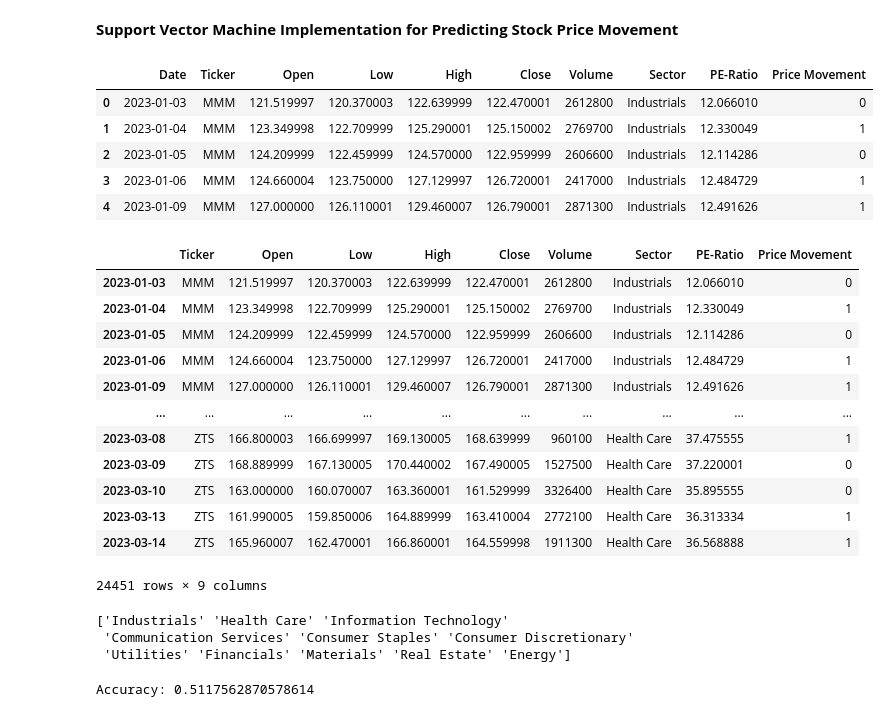
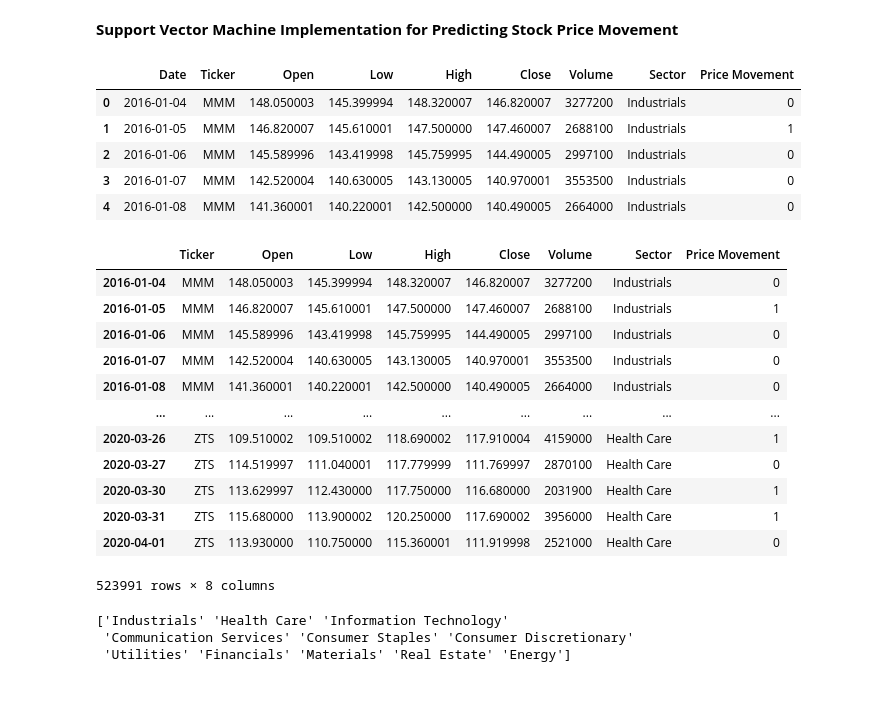
Before and after one commit to nico965j/financial-forecasting-bachelor, a Jupyter notebook: svm.ipynb, the cells around one changed output. Saved outputs shown, nothing was run; the diff lists cells and outputs as text; code cells hidden in the pictures.

```diff
--- a/svm.ipynb
+++ b/svm.ipynb
@@ -3,30 +3,31 @@ __Support Vector Machine Implementation for Predicting Stock Price Movement__
 # %%
 # Implementing Support Vector machines model on dataset for stock price prediction
 # Importing the libraries
 import numpy as np
 import matplotlib.pyplot as plt
 import pandas as pd
 import datetime
 import yfinance as yf
 import requests
 from sklearn.model_selection import train_test_split
 from sklearn.preprocessing import StandardScaler
 from sklearn.svm import SVC
 from sklearn.metrics import accuracy_score
 
 # Importing the dataset
-df = pd.read_csv('SP500_stock_dataset_PEandMarketCap.csv', delimiter=',')
+#df = pd.read_csv('SP500_stock_dataset_PEandMarketCap.csv', delimiter=',')
+df = pd.read_csv('SP500_stock_prices.csv', delimiter=',')
 # Create a new column 'Price Movement'
 df['Price Movement'] = np.where(df['Close'] > df['Close'].shift(1), 1, 0)
 
 df.head()
 # %% [output]
-|  | Date | Ticker | Open | Low | High | Close | Volume | Sector | PE-Ratio | Price Movement |
-| 0 | 2023-01-03 | MMM | 121.519997 | 120.370003 | 122.639999 | 122.470001 | 2612800 | Industrials | 12.066010 | 0 |
-| 1 | 2023-01-04 | MMM | 123.349998 | 122.709999 | 125.290001 | 125.150002 | 2769700 | Industrials | 12.330049 | 1 |
-| 2 | 2023-01-05 | MMM | 124.209999 | 122.459999 | 124.570000 | 122.959999 | 2606600 | Industrials | 12.114286 | 0 |
-| 3 | 2023-01-06 | MMM | 124.660004 | 123.750000 | 127.129997 | 126.720001 | 2417000 | Industrials | 12.484729 | 1 |
-| 4 | 2023-01-09 | MMM | 127.000000 | 126.110001 | 129.460007 | 126.790001 | 2871300 | Industrials | 12.491626 | 1 |
+|  | Date | Ticker | Open | Low | High | Close | Volume | Sector | Price Movement |
+| 0 | 2016-01-04 | MMM | 148.050003 | 145.399994 | 148.320007 | 146.820007 | 3277200 | Industrials | 0 |
+| 1 | 2016-01-05 | MMM | 146.820007 | 145.610001 | 147.500000 | 147.460007 | 2688100 | Industrials | 1 |
+| 2 | 2016-01-06 | MMM | 145.589996 | 143.419998 | 145.759995 | 144.490005 | 2997100 | Industrials | 0 |
+| 3 | 2016-01-07 | MMM | 142.520004 | 140.630005 | 143.130005 | 140.970001 | 3553500 | Industrials | 0 |
+| 4 | 2016-01-08 | MMM | 141.360001 | 140.220001 | 142.500000 | 140.490005 | 2664000 | Industrials | 0 |
 # %%
 # Make date column the index
 df = df.set_index('Date')
@@ -36,19 +37,19 @@ df.index = pd.to_datetime(df.index).date
 data = df
 data
 # %% [output]
-|  | Ticker | Open | Low | High | Close | Volume | Sector | PE-Ratio | Price Movement |
-| 2023-01-03 | MMM | 121.519997 | 120.370003 | 122.639999 | 122.470001 | 2612800 | Industrials | 12.066010 | 0 |
-| 2023-01-04 | MMM | 123.349998 | 122.709999 | 125.290001 | 125.150002 | 2769700 | Industrials | 12.330049 | 1 |
-| 2023-01-05 | MMM | 124.209999 | 122.459999 | 124.570000 | 122.959999 | 2606600 | Industrials | 12.114286 | 0 |
-| 2023-01-06 | MMM | 124.660004 | 123.750000 | 127.129997 | 126.720001 | 2417000 | Industrials | 12.484729 | 1 |
-| 2023-01-09 | MMM | 127.000000 | 126.110001 | 129.460007 | 126.790001 | 2871300 | Industrials | 12.491626 | 1 |
-| ... | ... | ... | ... | ... | ... | ... | ... | ... | ... |
-| 2023-03-08 | ZTS | 166.800003 | 166.699997 | 169.130005 | 168.639999 | 960100 | Health Care | 37.475555 | 1 |
-| 2023-03-09 | ZTS | 168.889999 | 167.130005 | 170.440002 | 167.490005 | 1527500 | Health Care | 37.220001 | 0 |
-| 2023-03-10 | ZTS | 163.000000 | 160.070007 | 163.360001 | 161.529999 | 3326400 | Health Care | 35.895555 | 0 |
-| 2023-03-13 | ZTS | 161.990005 | 159.850006 | 164.889999 | 163.410004 | 2772100 | Health Care | 36.313334 | 1 |
-| 2023-03-14 | ZTS | 165.960007 | 162.470001 | 166.860001 | 164.559998 | 1911300 | Health Care | 36.568888 | 1 |
+|  | Ticker | Open | Low | High | Close | Volume | Sector | Price Movement |
+| 2016-01-04 | MMM | 148.050003 | 145.399994 | 148.320007 | 146.820007 | 3277200 | Industrials | 0 |
+| 2016-01-05 | MMM | 146.820007 | 145.610001 | 147.500000 | 147.460007 | 2688100 | Industrials | 1 |
+| 2016-01-06 | MMM | 145.589996 | 143.419998 | 145.759995 | 144.490005 | 2997100 | Industrials | 0 |
+| 2016-01-07 | MMM | 142.520004 | 140.630005 | 143.130005 | 140.970001 | 3553500 | Industrials | 0 |
+| 2016-01-08 | MMM | 141.360001 | 140.220001 | 142.500000 | 140.490005 | 2664000 | Industrials | 0 |
+| ... | ... | ... | ... | ... | ... | ... | ... | ... |
+| 2020-03-26 | ZTS | 109.510002 | 109.510002 | 118.690002 | 117.910004 | 4159000 | Health Care | 1 |
+| 2020-03-27 | ZTS | 114.519997 | 111.040001 | 117.779999 | 111.769997 | 2870100 | Health Care | 0 |
+| 2020-03-30 | ZTS | 113.629997 | 112.430000 | 117.750000 | 116.680000 | 2031900 | Health Care | 1 |
+| 2020-03-31 | ZTS | 115.680000 | 113.900002 | 120.250000 | 117.690002 | 3956000 | Health Care | 1 |
+| 2020-04-01 | ZTS | 113.930000 | 110.750000 | 115.360001 | 111.919998 | 2521000 | Health Care | 0 |
-24451 rows × 9 columns
+523991 rows × 8 columns
 # %%
 
 
@@ -94,5 +95,3 @@ y_pred = model.predict(X_test)
 # Evaluate the performance of the model
 accuracy = model.score(X_test, y_test)
 print(f"Accuracy: {accuracy}")
-# %% [output]
-Accuracy: 0.5117562870578614
```
Also changed, not shown: 7 other files.
